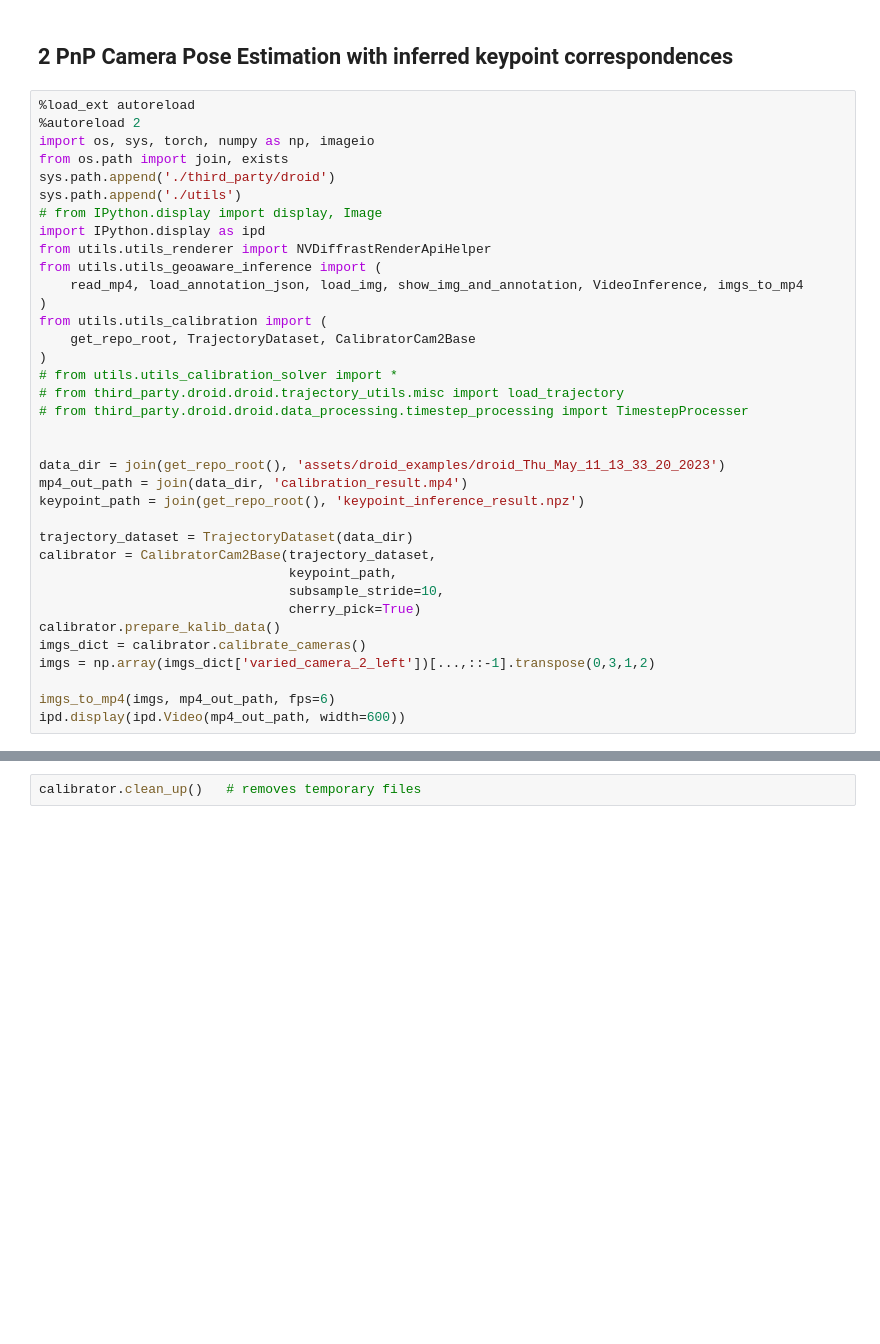
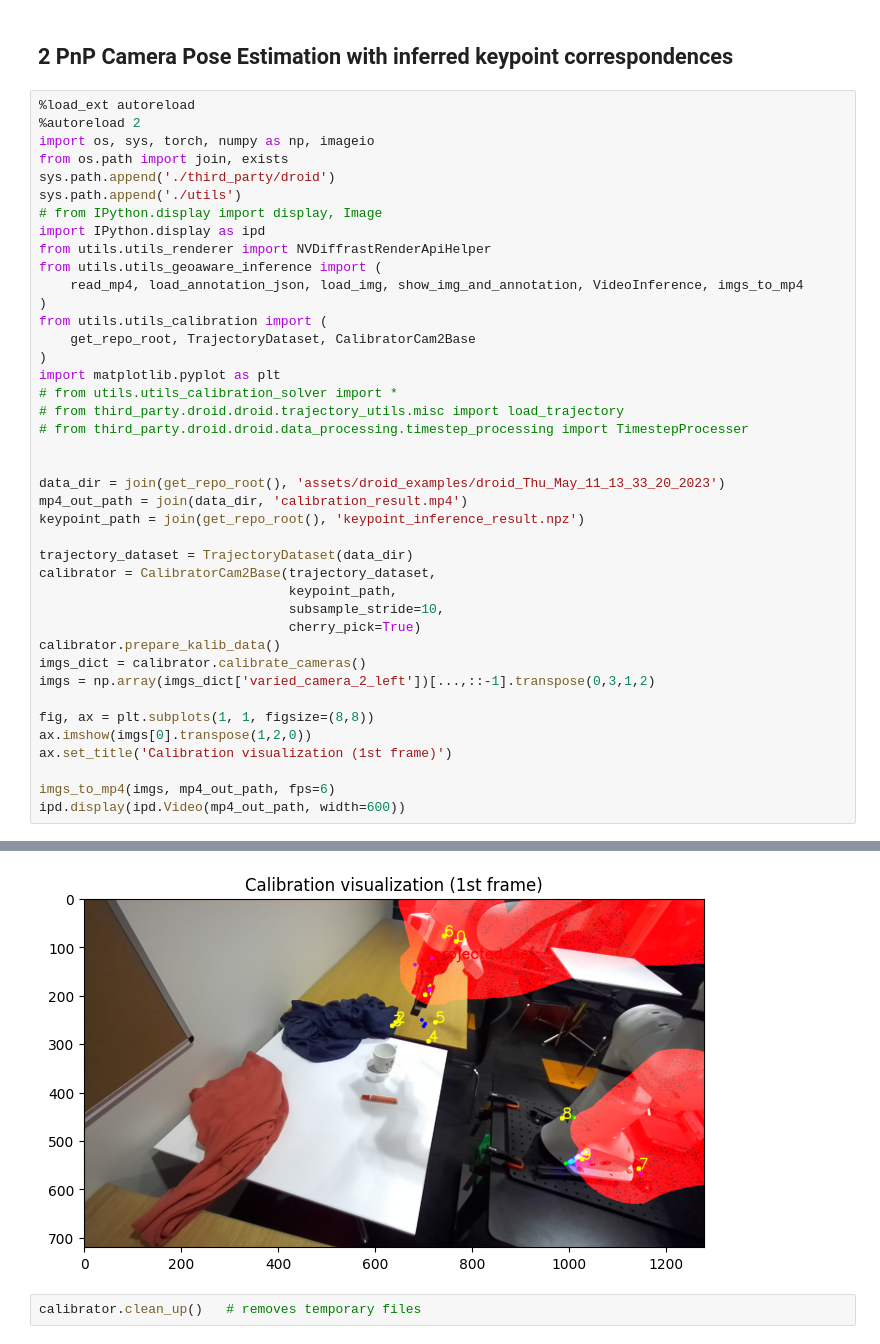
Before and after one commit to kylewang1999/GeoAware-SC, a Jupyter notebook: calibration_demo.ipynb, the cells around one changed output, grey strips where cells are left out. Cells and saved outputs as stored; diff of their text form; blank space fills up the shorter version.

```diff
--- a/calibration_demo.ipynb
+++ b/calibration_demo.ipynb
@@ -157,6 +153,7 @@ from utils.utils_geoaware_inference import (
 from utils.utils_calibration import (
     get_repo_root, TrajectoryDataset, CalibratorCam2Base
 )
+import matplotlib.pyplot as plt
 # from utils.utils_calibration_solver import *
 # from third_party.droid.droid.trajectory_utils.misc import load_trajectory
 # from third_party.droid.droid.data_processing.timestep_processing import TimestepProcesser
@@ -175,6 +172,10 @@ calibrator.prepare_kalib_data()
 imgs_dict = calibrator.calibrate_cameras()
 imgs = np.array(imgs_dict['varied_camera_2_left'])[...,::-1].transpose(0,3,1,2)
 
+fig, ax = plt.subplots(1, 1, figsize=(8,8))
+ax.imshow(imgs[0].transpose(1,2,0))
+ax.set_title('Calibration visualization (1st frame)')
+
 imgs_to_mp4(imgs, mp4_out_path, fps=6)
 ipd.display(ipd.Video(mp4_out_path, width=600))
 # %% [output]
@@ -193,8 +194,9 @@ The autoreload extension is already loaded. To reload it, use:
 OpenCV: FFMPEG: tag 0x5634504d/'MP4V' is not supported with codec id 12 and format 'mp4 / MP4 (MPEG-4 Part 14)'
 OpenCV: FFMPEG: fallback to use tag 0x7634706d/'mp4v'
 Calibration completed for varied_camera_2_left, images saved at assets/calibration_results/varied_camera_2_left
 Video saved to /home/kyle/repos/GeoAware-SC/assets/droid_examples/droid_Thu_May_11_13_33_20_2023/calibration_result.mp4
 [interactive output not drawn]
+[figure, added]
 # %%
 calibrator.clean_up()   # removes temporary files
 # %% [markdown]
```
Also changed, not shown: parts of 2 cells of this notebook.
